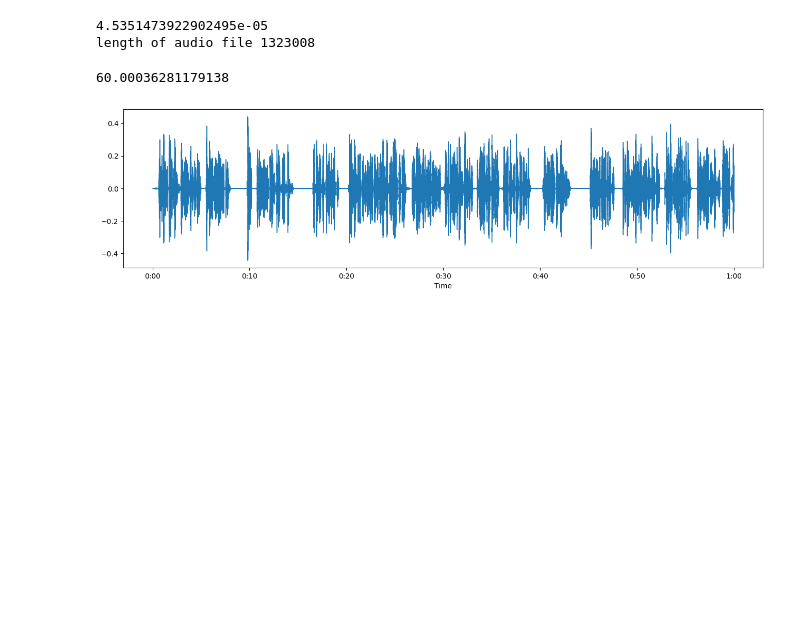
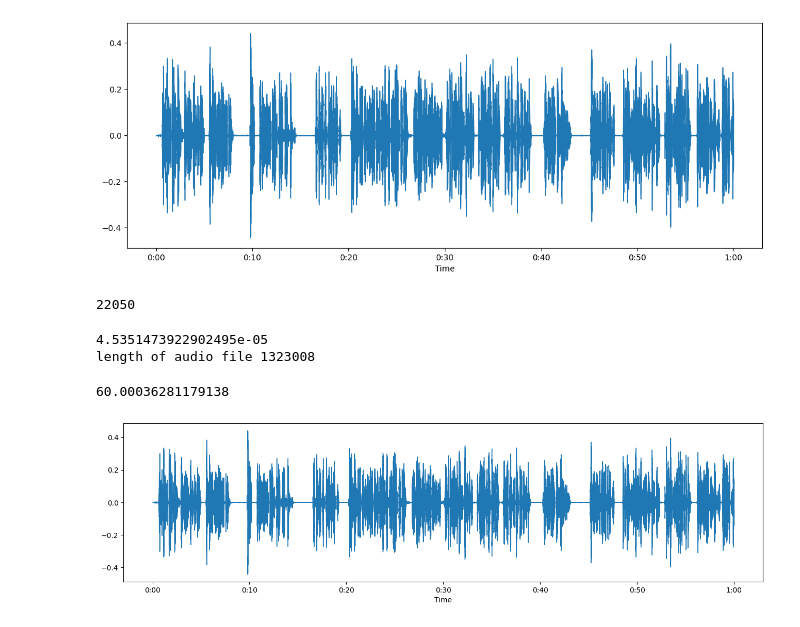
Before and after one commit to SouvickC/Audio-Signal-Processing-using-ML, a Jupyter notebook: 1_Extraing_Audio.ipynb, the cells around one changed output. Drawn from its saved outputs; the diff is of its cells as text; code cells hidden in the pictures; blank space fills up the shorter version.

```diff
--- a/1_Extraing_Audio.ipynb
+++ b/1_Extraing_Audio.ipynb
@@ -13,10 +13,20 @@ plt.rcParams['figure.figsize'] = [16,4] # set figure size#
 # %%
 ## loading audio file
 
 au1= "D:\CS\Machine Learning\Audio-Signal-Processing-using-ML\Audio Samples\Speaker26_000.wav"
+
+
+plt.figure(figsize=(14,5))
+data, sample_rate=librosa.load(au1)
+librosa.display.waveshow(data, sr=sample_rate)
 ipd.Audio(au1)
 # %% [output]
 [interactive output not drawn]
+[figure, added]
+# %%
+sample_rate
+# %% [output]
+22050
 # %%
 au, sr=librosa.load(au1) # loading audio file and sampling rate
 sample_duration=1/sr # time duration of each sample
```
Also changed, not shown: parts of 1 cell of this notebook, 1 other file.
